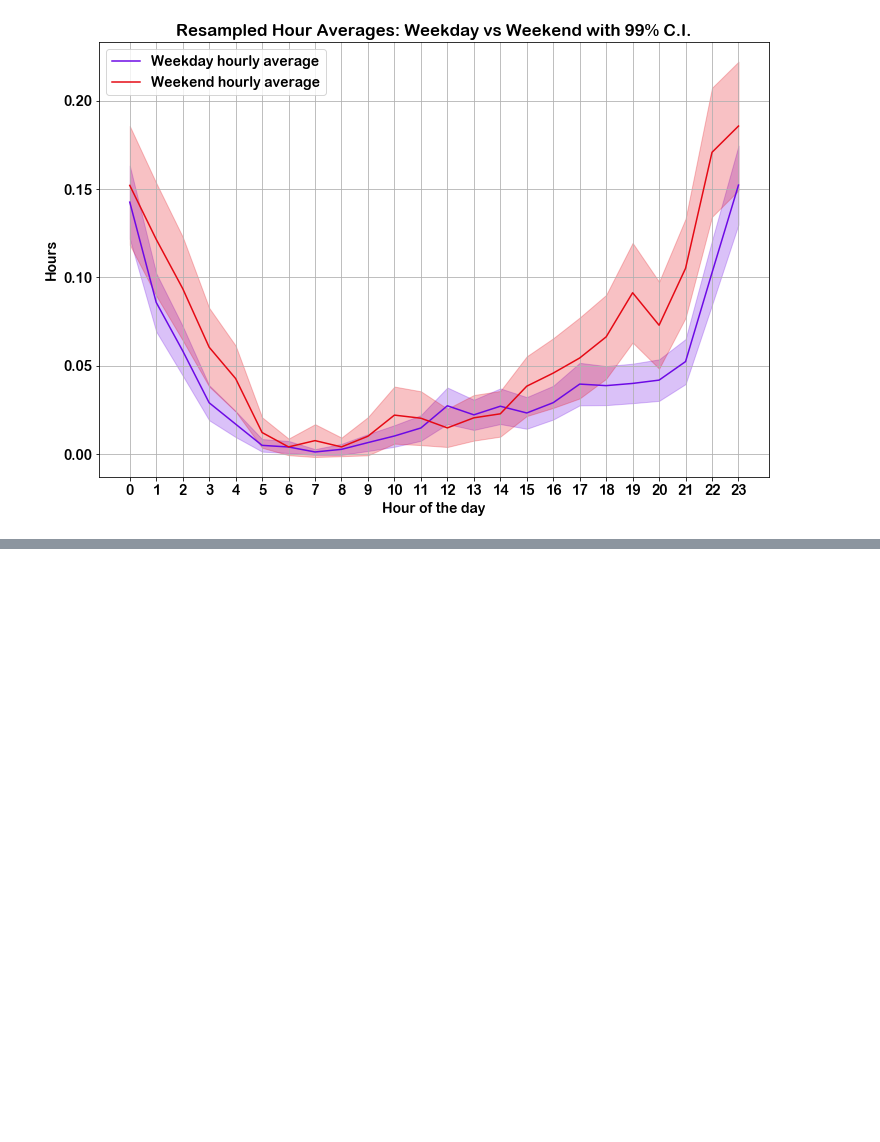
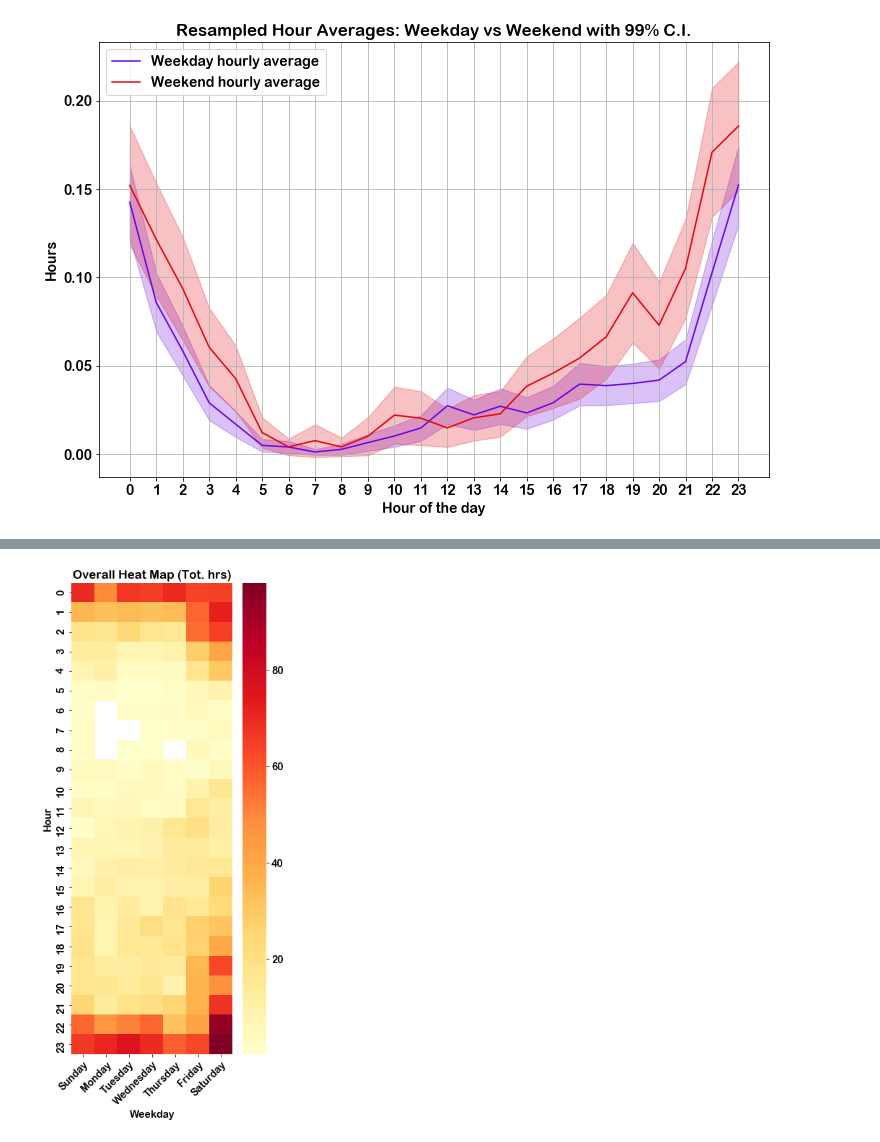
Before and after one commit to bradk54/Netflix, a Jupyter notebook: analysis.ipynb, the cells around one changed output, grey strips where cells are left out. Drawn from its saved outputs; the diff is of its cells as text; code cells hidden in the pictures; blank space fills up the shorter version.

```diff
--- a/analysis.ipynb
+++ b/analysis.ipynb
@@ -283,0 +276,16 @@ plt.scatter(viewing_activity_df['Hour'],viewing_activity_df['Duration_floating_h
+# %%
+#heat map of viewing habits - sum
+year = 2020
+year_df = viewing_activity_df[viewing_activity_df['Year']==year]
+overall_map_df = pd.pivot_table(viewing_activity_df,values='Duration_floating_hours',index=['Hour'],columns=['Weekday'],aggfunc=np.sum)
+overall_map_df = overall_map_df[['Sunday','Monday','Tuesday','Wednesday','Thursday','Friday','Saturday']]
+overall_map_array = overall_map_df.to_numpy()
+
+fig, ax = plt.subplots(figsize=(5,12))
+ax = sns.heatmap(overall_map_df,cmap='YlOrRd')
+plt.setp(ax.get_xticklabels(), rotation=45, ha="right",rotation_mode="anchor")
+plt.title('Overall Heat Map (Tot. hrs)')
+plt.savefig('images/overall_heat.png',dpi=500,bbox_inches='tight')
+plt.show()
+# %% [output]
+[figure, added]
```
Also changed, not shown: parts of 20 cells of this notebook, 16 other files.
